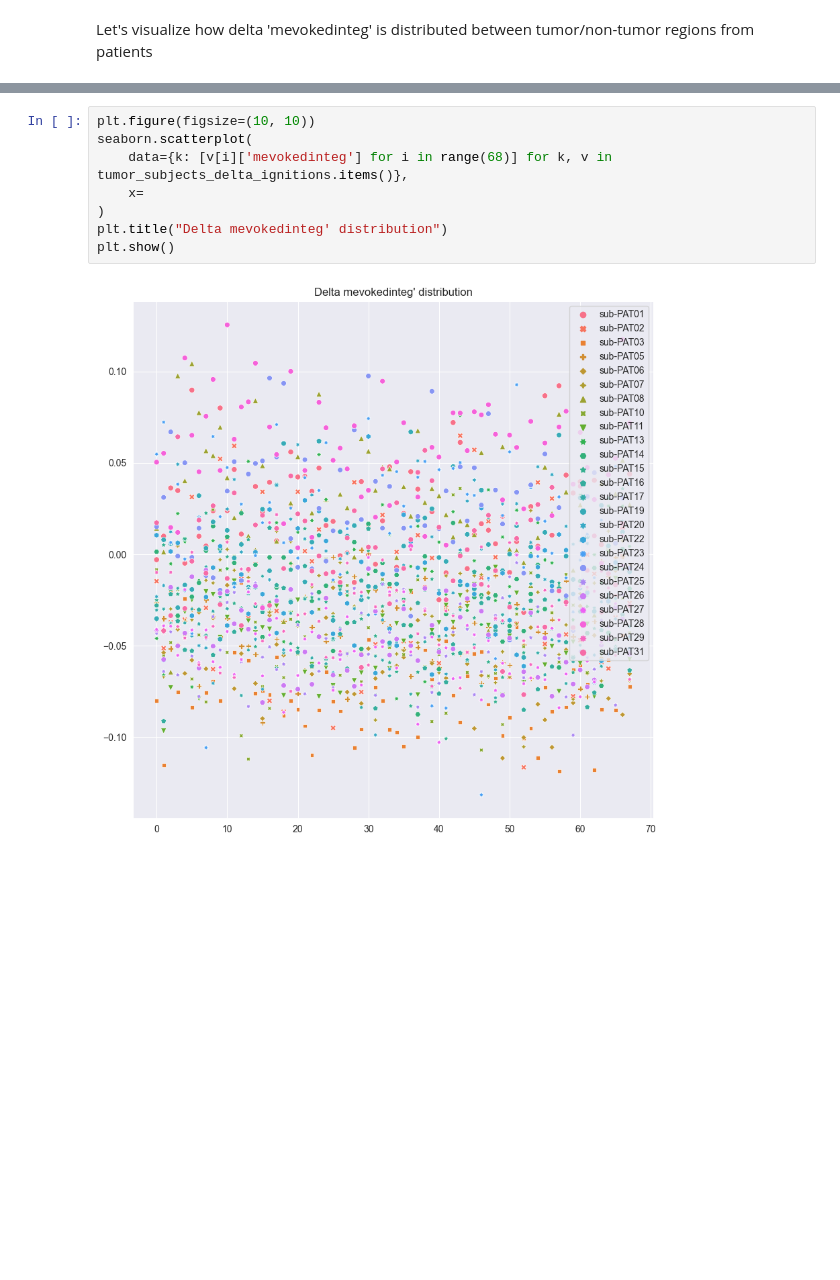
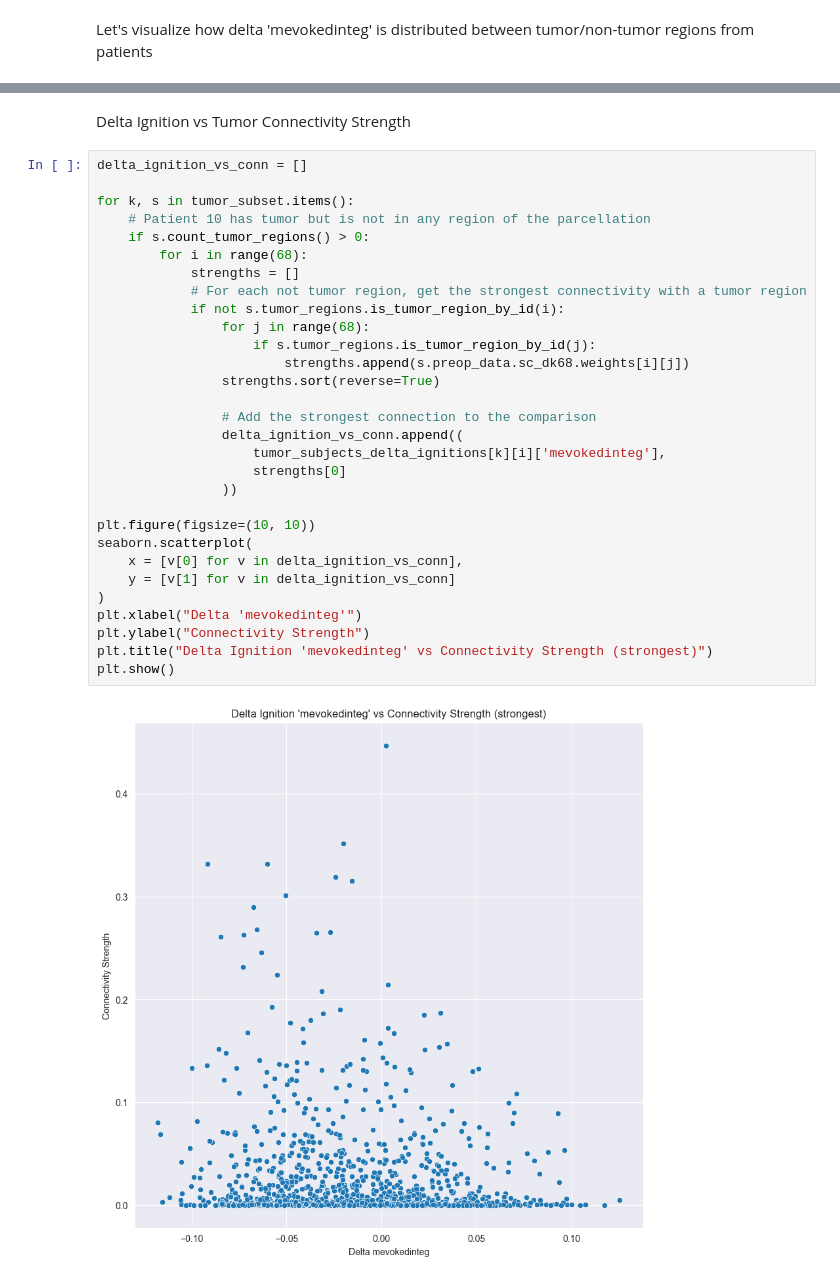
Before and after one commit to ajunca/BrainTumor, a Jupyter notebook: computations/ignition.ipynb, the cells around one changed output, grey strips where cells are left out. Cells and saved outputs as stored; diff of their text form; blank space fills up the shorter version.

```diff
--- a/computations/ignition.ipynb
+++ b/computations/ignition.ipynb
@@ -279,10 +291,34 @@ And delta 'mevokedinteg' by subject?
-# %%
-plt.figure(figsize=(10, 10))
-seaborn.scatterplot(
-    data={k: [v[i]['mevokedinteg'] for i in range(68)] for k, v in tumor_subjects_delta_ignitions.items()},
-    x=
-)
-plt.title("Delta mevokedinteg' distribution")
-plt.show()
-# %% [output]
-[figure, removed]
+# %% [markdown]
+Delta Ignition vs Tumor Connectivity Strength
+# %%
+delta_ignition_vs_conn = []
+
+for k, s in tumor_subset.items():
+    # Patient 10 has tumor but is not in any region of the parcellation
+    if s.count_tumor_regions() > 0:
+        for i in range(68):
+            strengths = []
+            # For each not tumor region, get the strongest connectivity with a tumor region
+            if not s.tumor_regions.is_tumor_region_by_id(i):
+                for j in range(68):
+                    if s.tumor_regions.is_tumor_region_by_id(j):
+                        strengths.append(s.preop_data.sc_dk68.weights[i][j])
+                strengths.sort(reverse=True)
+
+                # Add the strongest connection to the comparison
+                delta_ignition_vs_conn.append((
+                    tumor_subjects_delta_ignitions[k][i]['mevokedinteg'],
+                    strengths[0]
+                ))
+
+plt.figure(figsize=(10, 10))
+seaborn.scatterplot(
+    x = [v[0] for v in delta_ignition_vs_conn],
+    y = [v[1] for v in delta_ignition_vs_conn]
+)
+plt.xlabel("Delta 'mevokedinteg'")
+plt.ylabel("Connectivity Strength")
+plt.title("Delta Ignition 'mevokedinteg' vs Connectivity Strength (strongest)")
+plt.show()
+# %% [output]
+[figure, added]
```
Also changed, not shown: parts of 10 cells of this notebook, 1 other file.
